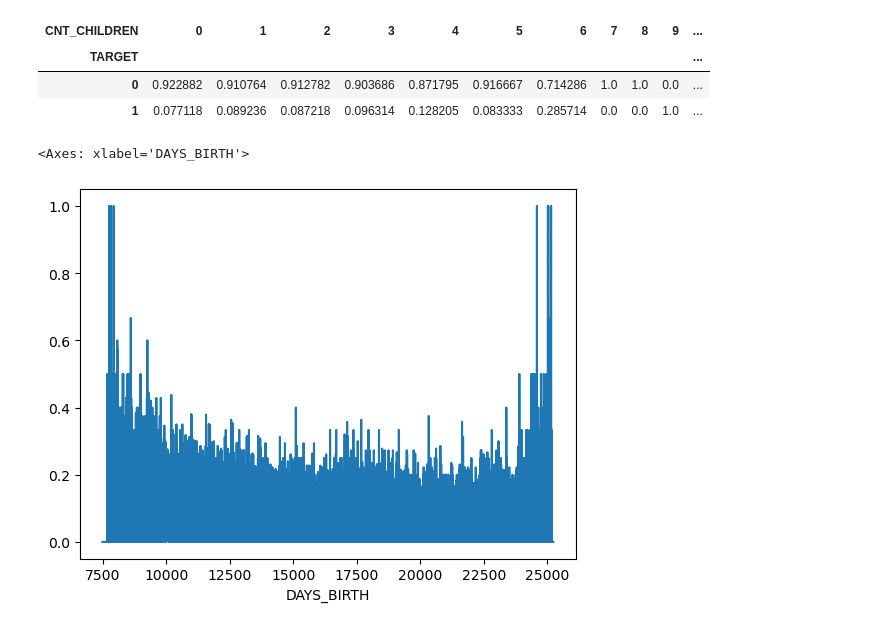
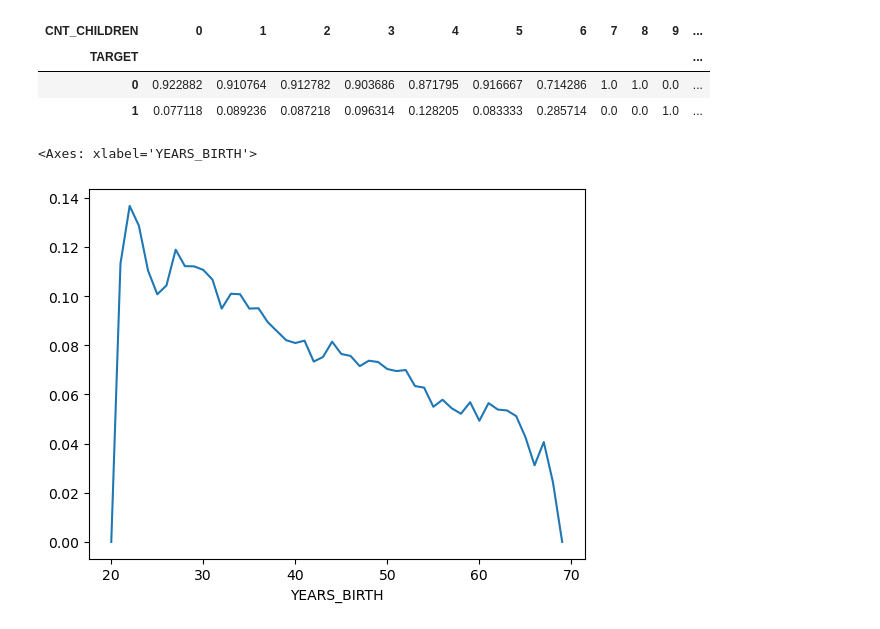
Before and after one commit to rsmail/DATA403-Project-2, a Jupyter notebook: charlie_work/EDA.ipynb, the cells around one changed output. Drawn from its saved outputs; the diff is of its cells as text; code cells hidden in the pictures.

Commit message:
More exploratory data analysis

```diff
--- a/charlie_work/EDA.ipynb
+++ b/charlie_work/EDA.ipynb
@@ -3,7 +3,7 @@ import pandas as pd
 import numpy as np
 import matplotlib.pyplot as plt
 # %%
-df_app_train = pd.read_csv('./data/application_train.csv')
+df_app_train = pd.read_csv('../data/application_train.csv')
 df_app_train.head()
 # %% [output]
 |  | SK_ID_CURR | TARGET | NAME_CONTRACT_TYPE | CODE_GENDER | FLAG_OWN_CAR | FLAG_OWN_REALTY | CNT_CHILDREN | ... |
@@ -71,10 +71,10 @@ pd.crosstab(df_app_train["TARGET"], df_app_train["CNT_CHILDREN"], margins=True,
 | 0 | 0.922882 | 0.910764 | 0.912782 | 0.903686 | 0.871795 | 0.916667 | 0.714286 | 1.0 | 1.0 | 0.0 | ... |
 | 1 | 0.077118 | 0.089236 | 0.087218 | 0.096314 | 0.128205 | 0.083333 | 0.285714 | 0.0 | 0.0 | 1.0 | ... |
 # %%
-df_app_train["DAYS_BIRTH"] = abs(df_app_train["DAYS_BIRTH"])
-age = df_app_train.groupby('DAYS_BIRTH')['TARGET'].agg('mean')
+df_app_train["YEARS_BIRTH"] = np.floor(abs(df_app_train["DAYS_BIRTH"])/365)
+age = df_app_train.groupby('YEARS_BIRTH')['TARGET'].agg('mean')
 age.plot()
 # %% [output]
-<Axes: xlabel='DAYS_BIRTH'>
+<Axes: xlabel='YEARS_BIRTH'>
-[figure, old version]
+[figure, new version]
 # %%
```
Also changed, not shown: parts of 1 cell of this notebook.
